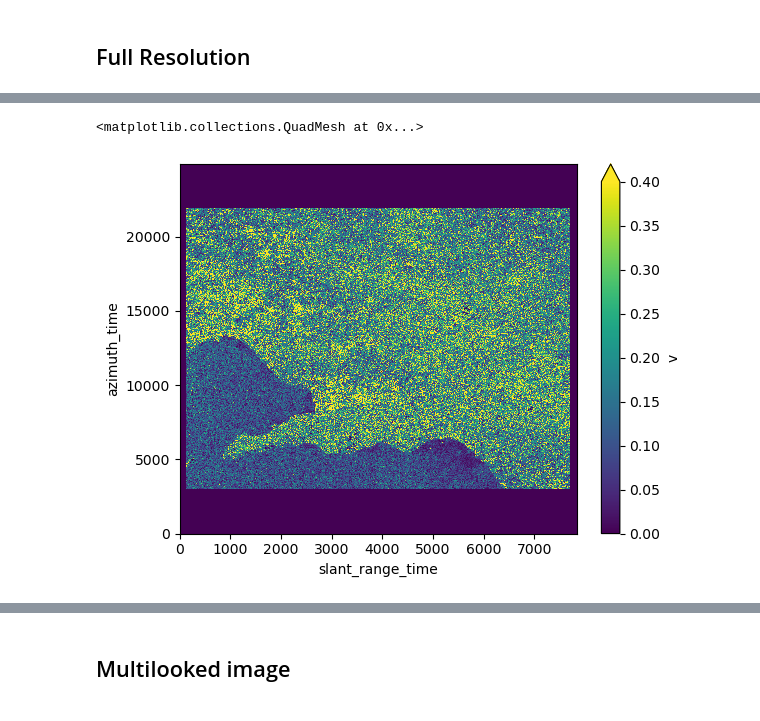
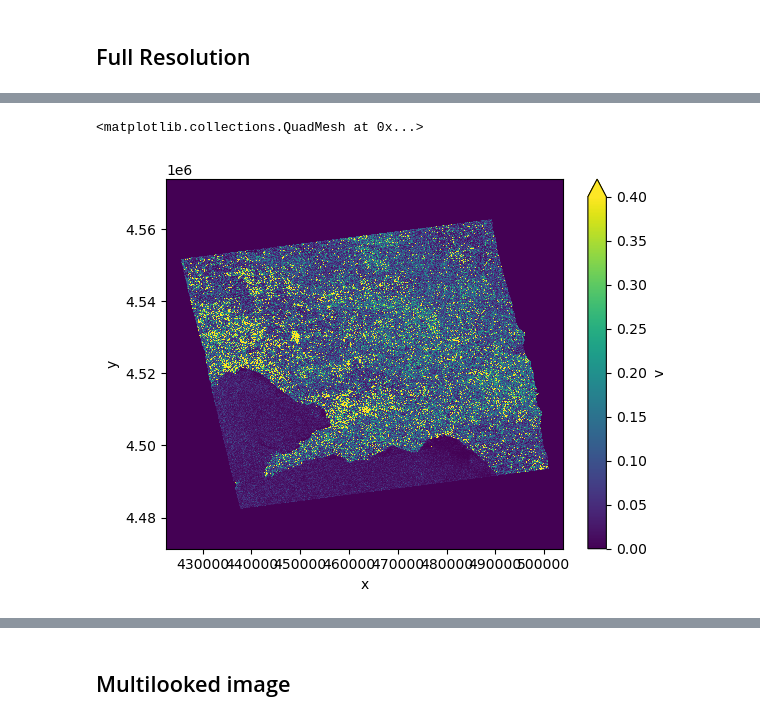
Before and after one commit to ROSE-L-ARD/cop-ard-atbd, a Jupyter notebook: notebooks/geocoding.ipynb, the cells around one changed output, grey strips where cells are left out. Drawn from its saved outputs; the diff is of its cells as text; code cells hidden in the pictures.

Commit message:
fix notebook geocoding + geo_ap can be saved in a different folder

```diff
--- a/notebooks/geocoding.ipynb
+++ b/notebooks/geocoding.ipynb
@@ -39,0 +139,9 @@ c_gamma = rosel.shiroma.flatten_radar_image(c, A, data_path=wdir_path, data_name
+# %%
+g = rosel.shiroma.map_geo_ap(
+    c_path=f"{result_folder}/flattened_intensity",
+    simulation=selection,
+    data_path_shiroma=wdir_path,
+    data_path_geo_ap=f"{result_folder}/geo_ap",
+    read=True,
+    enable_dask=True,
+)
@@ -40,5 +181,5 @@ c_gamma = rosel.shiroma.flatten_radar_image(c, A, data_path=wdir_path, data_name
 # %%
-np.abs(c_gamma).plot(vmin=0, vmax=0.4)
+np.real(g).plot(vmin=0, vmax=0.4)
 # %% [output]
 <matplotlib.collections.QuadMesh at 0x...>
-[figure, old version]
+[figure, new version]
```
Also changed, not shown: parts of 25 cells of this notebook, 1 other file.
